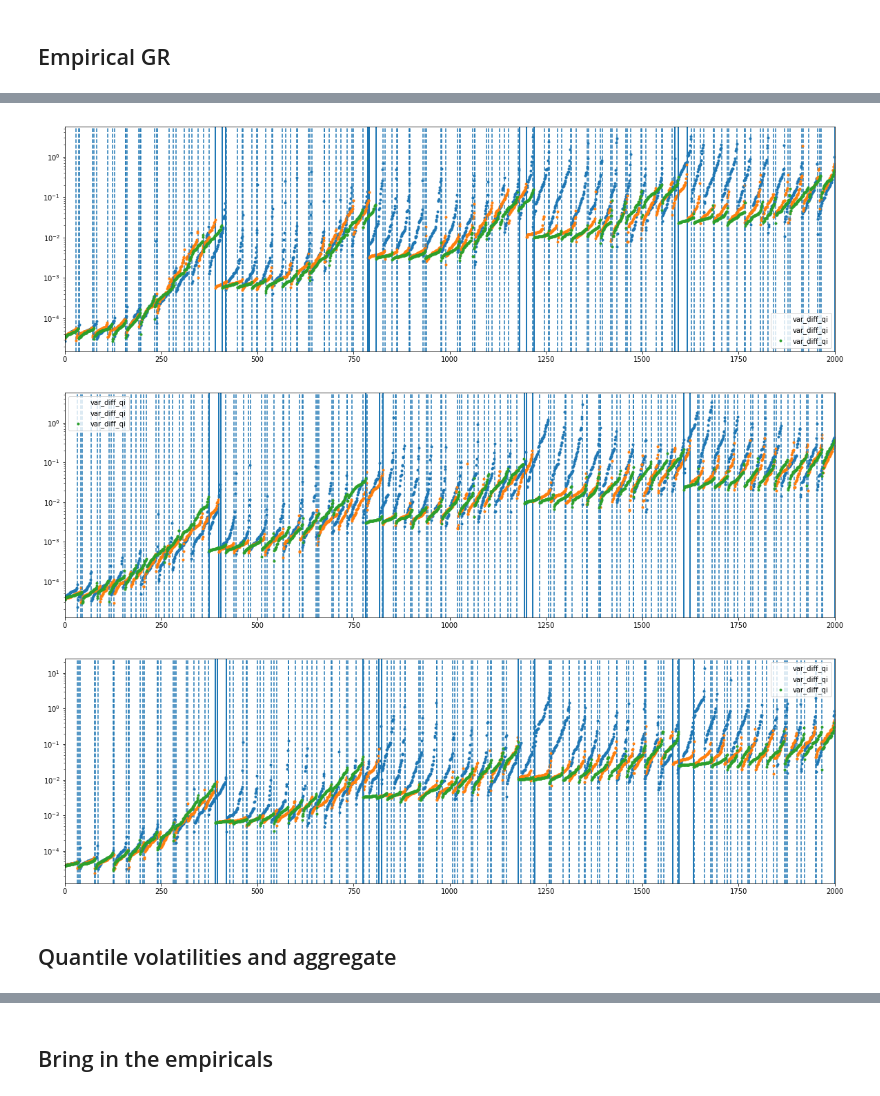
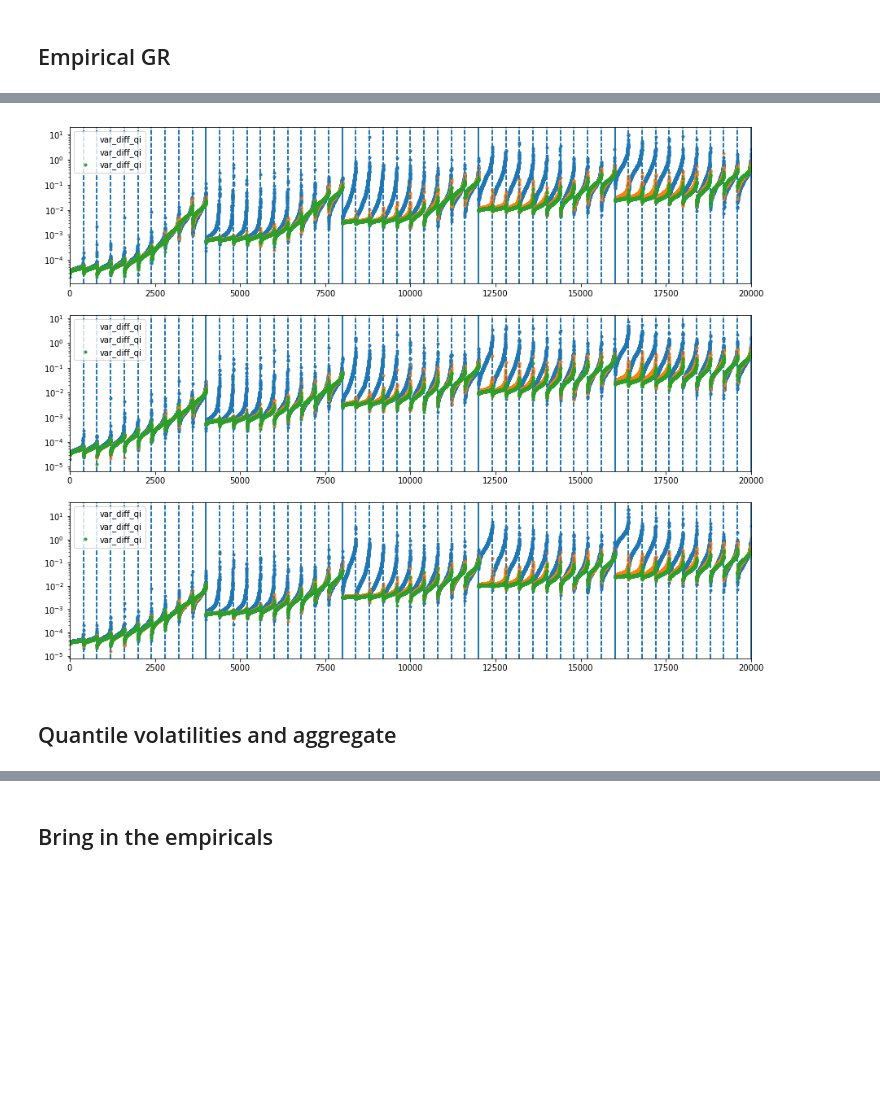
Before and after one commit to matuteiglesias/French_exports_bkp, a Jupyter notebook: code/notebooks/Sigma vs log(n), q plots.ipynb, the cells around one changed output, grey strips where cells are left out. Drawn from its saved outputs; the diff is of its cells as text; code cells hidden in the pictures; blank space fills up the shorter version.

```diff
--- a/code/notebooks/Sigma vs log(n), q plots.ipynb
+++ b/code/notebooks/Sigma vs log(n), q plots.ipynb
@@ -126,19 +26,0 @@ for x in [x_pareto, x_logn_clip3, x_logn_clip3_90]:
-# %%
-fig, ax = plt.subplots(1, figsize = (6, 5))
-
-for i, Q in enumerate([10, 20, 30]):
-    ns = get_n(x_pareto, Q)[1]
-    ax.plot(np.log10(ns), .1 + 0.9*(np.arange(Q)/Q), marker = '.', c = '#ff7f0e', alpha = [1, .8, .6][i], label = 'Pareto, Q = '+str(Q))
-
-for i, Q in enumerate([10, 20, 30]):
-    ns = get_n(x_logn_clip3, Q)[1]
-    ax.plot(np.log10(ns), np.arange(Q)/Q, marker = '.', c = '#1f77b4', alpha = [1, .8, .6][i], label = 'Lognormal, Q = '+str(Q))
-
-ax.set_ylabel('percentile')
-ax.set_xlabel('log(n)')
-ax.set_ylim(0, 1)
-ax.set_xlim(0, 5)
-ax.legend()
-plt.savefig('./../../../thesis_writing/figures/quantile_logn.png', dpi = 400)
-
-plt.show()
@@ -200,9 +63,0 @@ np.std(g_rates.iloc[:, 0:T].values)
-# %%
-tsteps = [0, 4, 8, 12, 15]
-fig, axs = plt.subplots(1, len(tsteps), figsize = (len(tsteps)*5.5, 5))
-for j, t in enumerate(tsteps):
-    ax = axs[j]
-    ax.hist(x0.values, np.arange(0, 11, .1), alpha = .4)
-    ax.hist(x0.values + g_rates.cumsum(axis = 1).iloc[:, t], np.arange(0, 11, .1), alpha = .4)
-#     ax.set_yscale('log')
-plt.show()
@@ -259,29 +81,28 @@ data = rows
 # logn
 # %%
 # In this one, all points go one after the other..
+fig, axs = plt.subplots(3, figsize = (15, 12))
+
 for i, sizes in enumerate(['pareto', 'logn90', 'logn']):
-    fig, ax = plt.subplots(1, figsize = (20, 6))
     for j, dist in enumerate(['sbtn', 'lapl', 'norm']):
-
+        ax = axs[i]
         result = data[i][j]
-        result = result.loc[result.Q == 10].sample(frac = .1)
+        result = result.loc[result.Q == 10]
 
 #         result['t'] = result['var_diff_qi']/(result['s']**2)
         y = 'var_diff_qi'
         sorted_ = result.sort_values(by = ['dist','s', 'q', y])
         [ax.axvline(l, linestyle = '--') for l in sorted_.groupby(['dist','s', 'q']).count().iloc[:, 0].cumsum().values]
         [ax.axvline(l, lw = 2) for l in sorted_.groupby(['s','Q']).count().iloc[:, 0].cumsum().values]
         sorted_.reset_index()[[y]].plot(ax = ax, marker = '.', lw = 0, label = sizes)
 #         sorted_.reset_index()[['var_diff_agg_i']].plot(ax = ax, marker = '.', lw = 0, c = '.5', alpha = .1, legend = False)
         ax.set_yscale('log')
 # %% [output]
-[figure, old version]
+[figure, new version]
-[figure, removed]
-[figure, removed]
+# %% [markdown]
+## Quantile volatilities and aggregate
 # %%
 import seaborn as sns
 pal = sns.color_palette('tab10')
 colors = pal.as_hex()
-# %% [markdown]
-## Quantile volatilities and aggregate
 # %%
```
Also changed, not shown: parts of 42 cells of this notebook, 4 other files.
